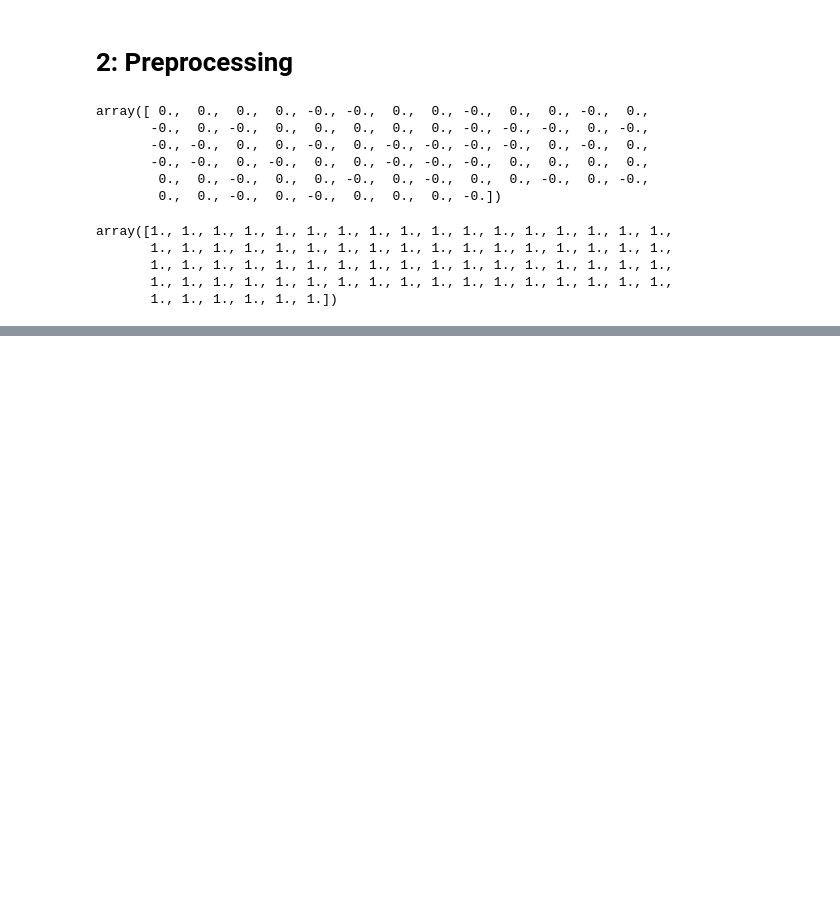
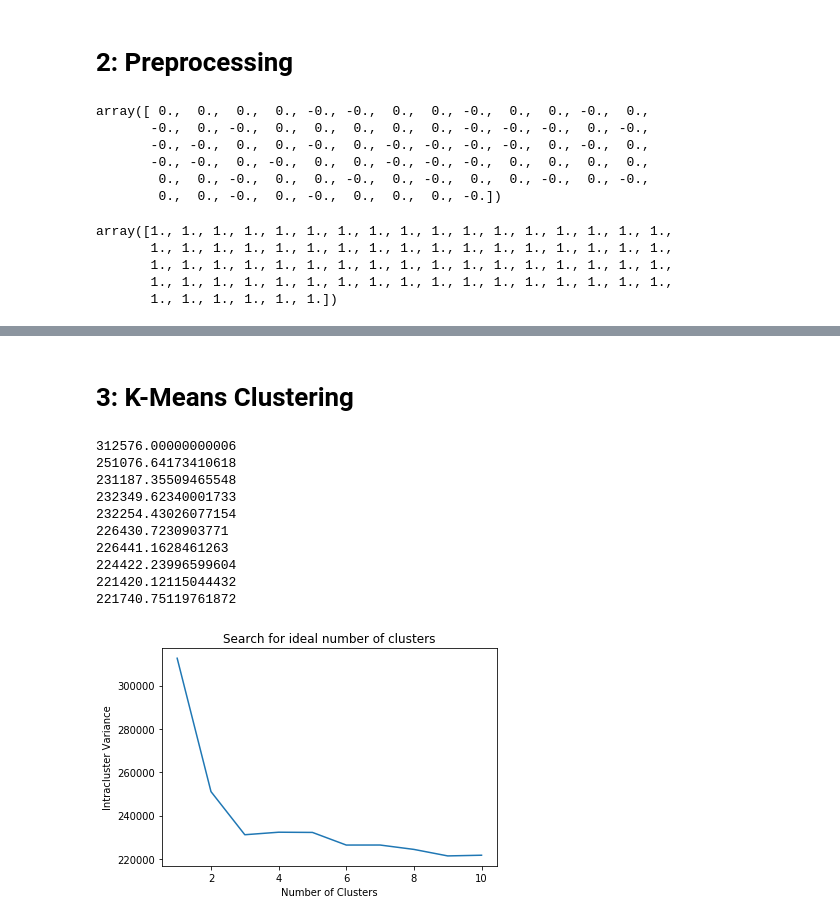
Before and after one commit to sheamusfitz/DSPS_jFitzgerald, a Jupyter notebook: HW10/HW10_jFitzgerald.ipynb, the cells around one changed output, grey strips where cells are left out. Saved outputs shown, nothing was run; the diff lists cells and outputs as text; code cells hidden in the pictures; blank space fills up the shorter version.

```diff
--- a/HW10/HW10_jFitzgerald.ipynb
+++ b/HW10/HW10_jFitzgerald.ipynb
@@ -98,0 +125,41 @@ array([1., 1., 1., 1., 1., 1., 1., 1., 1., 1., 1., 1., 1., 1., 1., 1., 1.,
+# %%
+def CalICVar(X, labels):
+    """
+    This function *Cal*culates the *I*ntra-*C*luster *Var*iance, for a given
+    array "X" assigned to clusters "labels" (labels should be the length of the
+    number of datapoints in X, with a cluster assigned to each point)
+    """
+    icvar = 0
+    for n in np.unique(labels):
+        icvar += np.sum((X[labels == n] - X[labels == n].mean())**2)
+    print(icvar)
+    return icvar
+# %% [markdown]
+# 3: K-Means Clustering
+# %%
+tv = []
+
+np.random.seed(173900)
+
+for i in range(1, 11):
+    km = skl.cluster.k_means(genes_scaled, i)
+    tv.append(CalICVar(genes_scaled, km[1]))
+
+pl.plot(range(1,11), tv);
+pl.title("Search for ideal number of clusters")
+pl.xlabel("Number of Clusters")
+pl.ylabel("Intracluster Variance")
+
+None;
+# %% [output]
+312576.00000000006
+251076.64173410618
+231187.35509465548
+232349.62340001733
+232254.43026077154
+226430.7230903771
+226441.1628461263
+224422.23996599604
+221420.12115044432
+221740.75119761872
+[figure, added]
```
Also changed, not shown: parts of 38 cells of this notebook, 1 other file.
